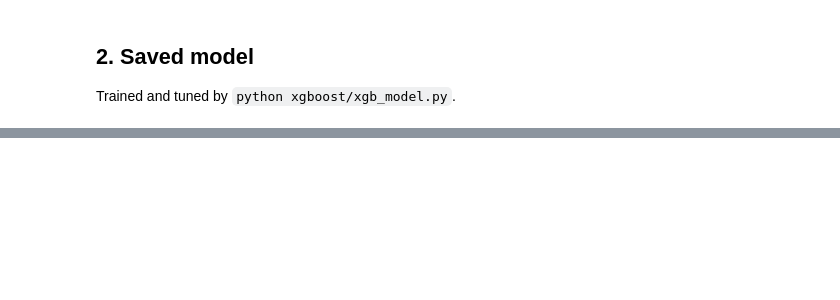
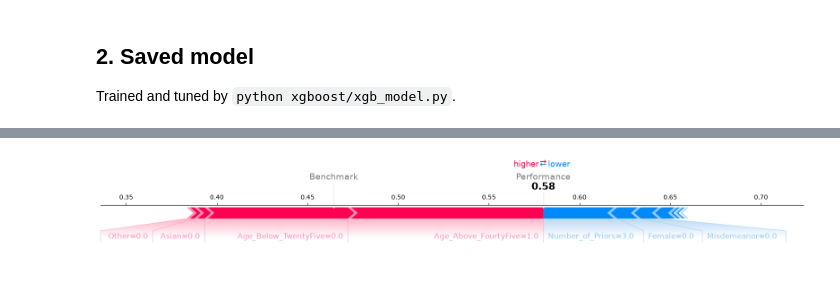
Before and after one commit to MaximeDespreaux/ThinkCarefully, a Jupyter notebook: xgboost/base-model.ipynb, the cells around one changed output, grey strips where cells are left out. Cells and saved outputs as stored; diff of their text form; code cells hidden in the pictures; blank space fills up the shorter version.

Commit message:
add xper

```diff
--- a/xgboost/base-model.ipynb
+++ b/xgboost/base-model.ipynb
@@ -58,0 +90,20 @@ plt.show()
+# %%
+
+phi, phi_i = load_xper(FEATURE_SET)
+xper_test = test.subset(phi_i.index)  # the rows XPER was computed on
+
+viz.bar_plot(
+    XPER_values=(phi.to_numpy(), phi_i.to_numpy()),
+    X_test=xper_test.X,
+    labels=list(xper_test.X.columns),
+    p=len(xper_test.X.columns),
+    percentage=True,
+)
+# %%
+viz.force_plot(XPER_values=(phi.to_numpy(), phi_i.to_numpy()),
+               instance=5,
+               X_test=xper_test.X,
+               variable_name=list(xper_test.X.columns),
+               figsize=(16,4))
+# %% [output]
+[figure, added]
```
Also changed, not shown: parts of 8 cells of this notebook, 2 other files.
